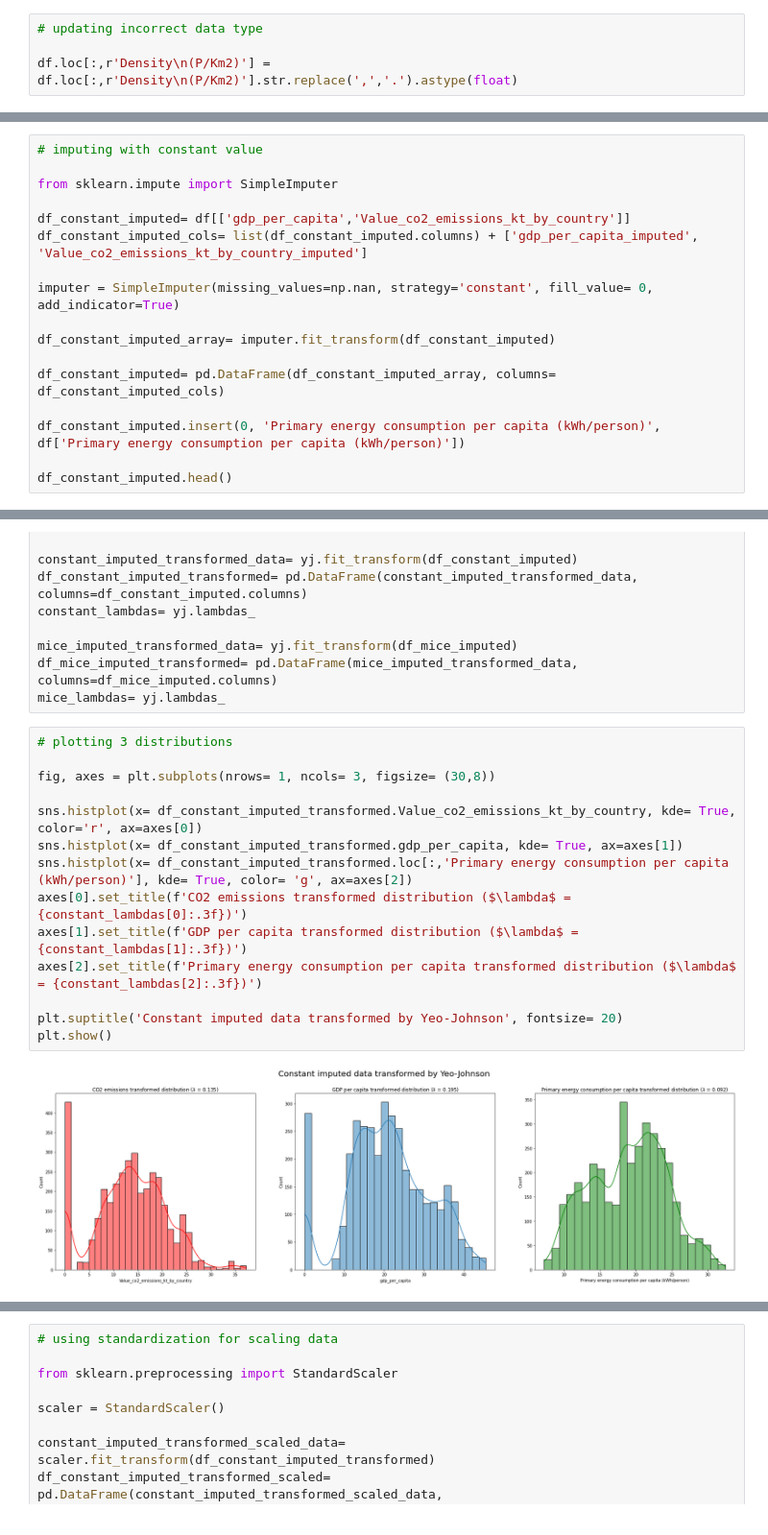
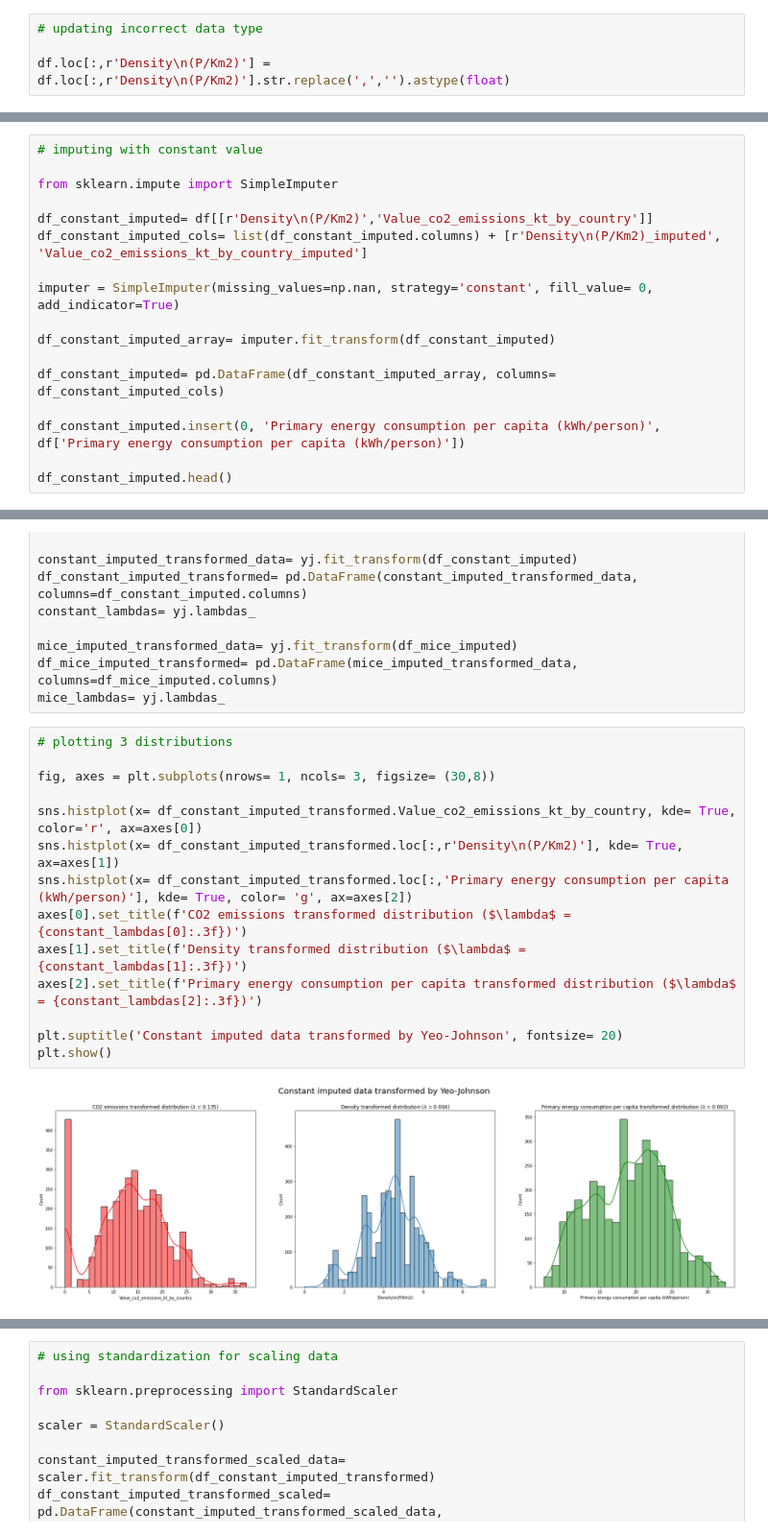
Before and after one commit to perezmillanr/tp_final_analisis_de_datos, a Jupyter notebook: TP.ipynb, the cells around one changed output, grey strips where cells are left out. Shown at 96% size. Saved outputs shown, nothing was run; the diff lists cells and outputs as text.

```diff
--- a/TP.ipynb
+++ b/TP.ipynb
@@ -83,7 +83,7 @@ dtype: object
 # %%
 # updating incorrect data type
 
-df.loc[:,r'Density\n(P/Km2)'] = df.loc[:,r'Density\n(P/Km2)'].str.replace(',','.').astype(float)
+df.loc[:,r'Density\n(P/Km2)'] = df.loc[:,r'Density\n(P/Km2)'].str.replace(',','').astype(float)
 # %%
 # checking features' types
 
@@ -246,8 +259,8 @@ Las 2 columnas con datos faltantes se ven afectadas en más de un 5%, por lo que
 
 from sklearn.impute import SimpleImputer
 
-df_constant_imputed= df[['gdp_per_capita','Value_co2_emissions_kt_by_country']]
-df_constant_imputed_cols= list(df_constant_imputed.columns) + ['gdp_per_capita_imputed', 'Value_co2_emissions_kt_by_country_imputed']
+df_constant_imputed= df[[r'Density\n(P/Km2)','Value_co2_emissions_kt_by_country']]
+df_constant_imputed_cols= list(df_constant_imputed.columns) + [r'Density\n(P/Km2)_imputed', 'Value_co2_emissions_kt_by_country_imputed']
 
 imputer = SimpleImputer(missing_values=np.nan, strategy='constant', fill_value= 0, add_indicator=True)
 
@@ -329,19 +342,19 @@ mice_lambdas= yj.lambdas_
 # %%
 # plotting 3 distributions
 
 fig, axes = plt.subplots(nrows= 1, ncols= 3, figsize= (30,8))
 
 sns.histplot(x= df_constant_imputed_transformed.Value_co2_emissions_kt_by_country, kde= True, color='r', ax=axes[0])
-sns.histplot(x= df_constant_imputed_transformed.gdp_per_capita, kde= True, ax=axes[1])
+sns.histplot(x= df_constant_imputed_transformed.loc[:,r'Density\n(P/Km2)'], kde= True, ax=axes[1])
 sns.histplot(x= df_constant_imputed_transformed.loc[:,'Primary energy consumption per capita (kWh/person)'], kde= True, color= 'g', ax=axes[2])
 axes[0].set_title(f'CO2 emissions transformed distribution ($\lambda$ = {constant_lambdas[0]:.3f})')
-axes[1].set_title(f'GDP per capita transformed distribution ($\lambda$ = {constant_lambdas[1]:.3f})')
+axes[1].set_title(f'Density transformed distribution ($\lambda$ = {constant_lambdas[1]:.3f})')
 axes[2].set_title(f'Primary energy consumption per capita transformed distribution ($\lambda$ = {constant_lambdas[2]:.3f})')
 
 plt.suptitle('Constant imputed data transformed by Yeo-Johnson', fontsize= 20)
 plt.show()
 # %% [output]
-[figure, old version]
+[figure, new version]
 # %%
 # plotting 3 distributions
 
```
Also changed, not shown: parts of 20 cells of this notebook.
